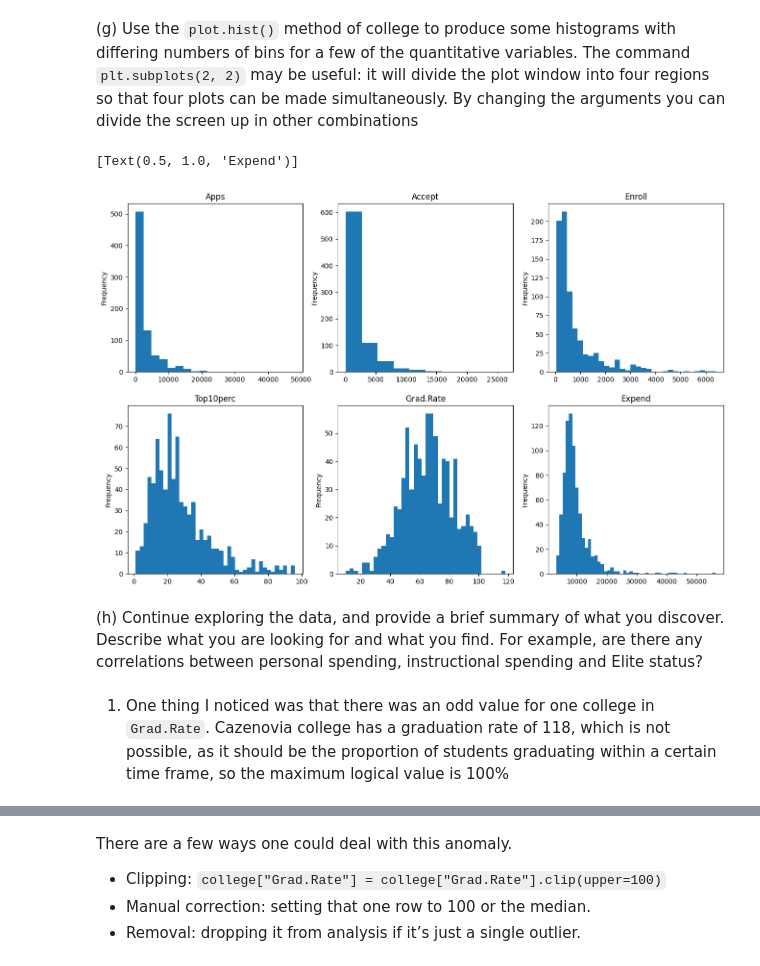
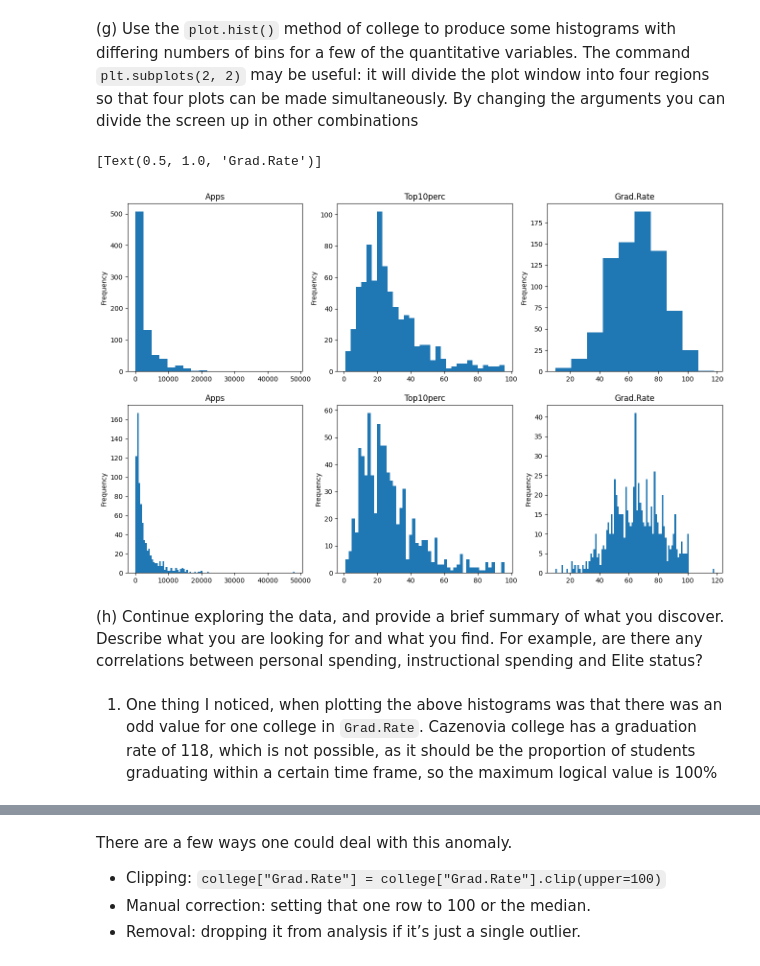
Before and after one commit to Gremlet/databehandling-lab, a Jupyter notebook: lab.ipynb, the cells around one changed output, grey strips where cells are left out. Drawn from its saved outputs; the diff is of its cells as text; code cells hidden in the pictures.

Commit message:
fix histograms

```diff
--- a/lab.ipynb
+++ b/lab.ipynb
@@ -143,19 +143,19 @@ Text(0, 0.5, 'Out of state tuition')
 # %%
 fig, ax = plt.subplots(2, 3, figsize=(16, 10))
 
 college["Apps"].plot.hist(ax=ax[0, 0], bins=20).set(title="Apps")
-college["Accept"].plot.hist(ax=ax[0, 1], bins=10).set(title="Accept")
-college["Enroll"].plot.hist(ax=ax[0, 2], bins=30).set(title="Enroll")
-college["Top10perc"].plot.hist(ax=ax[1, 0], bins=40).set(title="Top10perc")
-college["Grad.Rate"].plot.hist(ax=ax[1, 1], bins=40).set(title="Grad.Rate")
-college["Expend"].plot.hist(ax=ax[1, 2], bins=50).set(title="Expend")
+college["Apps"].plot.hist(ax=ax[1, 0], bins=100).set(title="Apps")
+college["Top10perc"].plot.hist(ax=ax[0, 1], bins=30).set(title="Top10perc")
+college["Top10perc"].plot.hist(ax=ax[1, 1], bins=50).set(title="Top10perc")
+college["Grad.Rate"].plot.hist(ax=ax[0, 2], bins=10).set(title="Grad.Rate")
+college["Grad.Rate"].plot.hist(ax=ax[1, 2], bins=100).set(title="Grad.Rate")
 # %% [output]
-[Text(0.5, 1.0, 'Expend')]
+[Text(0.5, 1.0, 'Grad.Rate')]
-[figure, old version]
+[figure, new version]
 # %% [markdown]
 (h) Continue exploring the data, and provide a brief summary of what you discover. Describe what you are looking for and what you find. For example, are there any correlations between personal spending, instructional spending and Elite status?
 # %% [markdown]
-1. One thing I noticed was that there was an odd value for one college in `Grad.Rate`. Cazenovia college has a graduation rate of 118, which is not possible, as it should be the proportion of students graduating within a certain time frame, so the maximum logical value is 100%
+1. One thing I noticed, when plotting the above histograms was that there was an odd value for one college in `Grad.Rate`. Cazenovia college has a graduation rate of 118, which is not possible, as it should be the proportion of students graduating within a certain time frame, so the maximum logical value is 100%
 # %%
 college.loc[college["Grad.Rate"] > 100]
 # %% [output]
```
